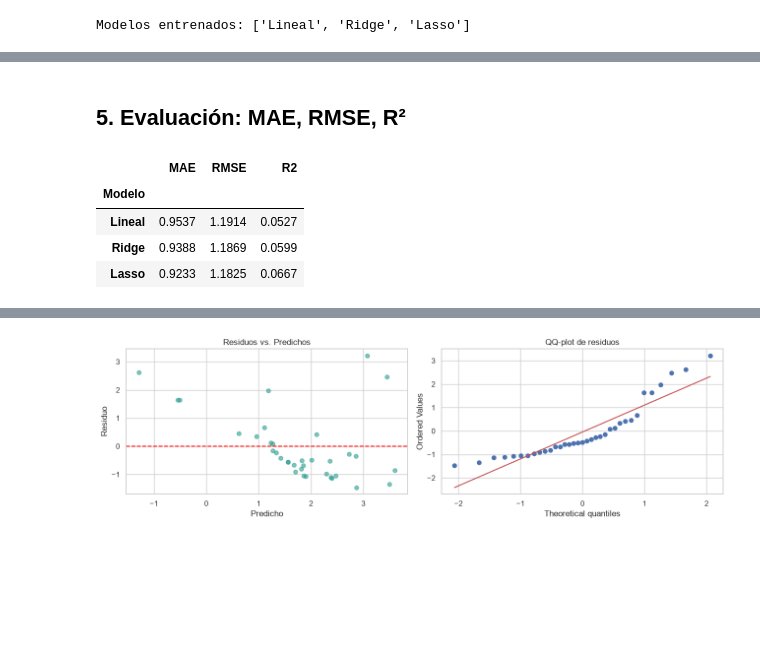
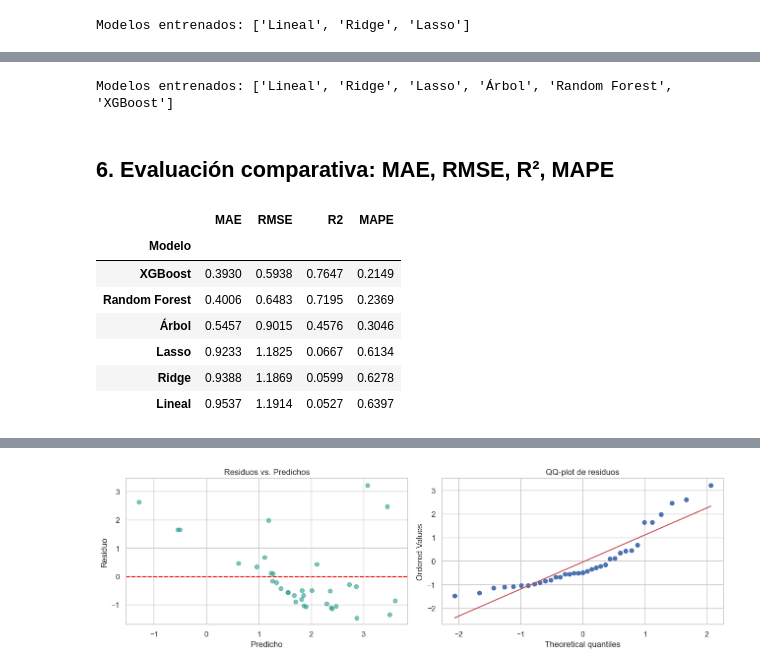
Before and after one commit to palenciaronald/ab-casos-avanzados-2026, a Jupyter notebook: notebooks/03-regresion/demo_viernes_financial_statements.ipynb, the cells around one changed output, grey strips where cells are left out. Drawn from its saved outputs; the diff is of its cells as text; code cells hidden in the pictures; blank space fills up the shorter version.

```diff
--- a/notebooks/03-regresion/demo_viernes_financial_statements.ipynb
+++ b/notebooks/03-regresion/demo_viernes_financial_statements.ipynb
@@ -206,22 +264,45 @@ Modelos entrenados: ['Lineal', 'Ridge', 'Lasso']
+# %%
+from sklearn.tree import DecisionTreeRegressor
+from sklearn.ensemble import RandomForestRegressor
+from xgboost import XGBRegressor
+
+models_nl = {
+    "Árbol":         DecisionTreeRegressor(max_depth=4, random_state=cedula),
+    "Random Forest": RandomForestRegressor(n_estimators=300, random_state=cedula, n_jobs=-1),
+    "XGBoost":       XGBRegressor(n_estimators=300, learning_rate=0.05, max_depth=3,
+                                   random_state=cedula, verbosity=0),
+}
+for name, m in models_nl.items():
+    pipes[name] = Pipeline([("scaler", StandardScaler()), ("model", m)])
+    pipes[name].fit(X_train, y_train)
+
+print("Modelos entrenados:", list(pipes.keys()))
+# %% [output]
+Modelos entrenados: ['Lineal', 'Ridge', 'Lasso', 'Árbol', 'Random Forest', 'XGBoost']
 # %% [markdown]
-## 5. Evaluación: MAE, RMSE, R²
+## 6. Evaluación comparativa: MAE, RMSE, R², MAPE
 # %%
-from sklearn.metrics import mean_absolute_error, mean_squared_error, r2_score
+from sklearn.metrics import (mean_absolute_error, mean_squared_error, r2_score,
+                              mean_absolute_percentage_error)
 
 rows = []
 for name, p in pipes.items():
     pred = p.predict(X_test)
     rows.append({
         "Modelo": name,
         "MAE":  mean_absolute_error(y_test, pred),
         "RMSE": mean_squared_error(y_test, pred) ** 0.5,
         "R2":   r2_score(y_test, pred),
+        "MAPE": mean_absolute_percentage_error(y_test, pred),
     })
 results = pd.DataFrame(rows).set_index("Modelo").round(4)
-results
+results.sort_values("RMSE")
 # %% [output]
-|  | MAE | RMSE | R2 |
-| Modelo |  |  |  |
-| Lineal | 0.9537 | 1.1914 | 0.0527 |
-| Ridge | 0.9388 | 1.1869 | 0.0599 |
-| Lasso | 0.9233 | 1.1825 | 0.0667 |
+|  | MAE | RMSE | R2 | MAPE |
+| Modelo |  |  |  |  |
+| XGBoost | 0.3930 | 0.5938 | 0.7647 | 0.2149 |
+| Random Forest | 0.4006 | 0.6483 | 0.7195 | 0.2369 |
+| Árbol | 0.5457 | 0.9015 | 0.4576 | 0.3046 |
+| Lasso | 0.9233 | 1.1825 | 0.0667 | 0.6134 |
+| Ridge | 0.9388 | 1.1869 | 0.0599 | 0.6278 |
+| Lineal | 0.9537 | 1.1914 | 0.0527 | 0.6397 |
```
Also changed, not shown: parts of 17 cells of this notebook, 30 other files.
